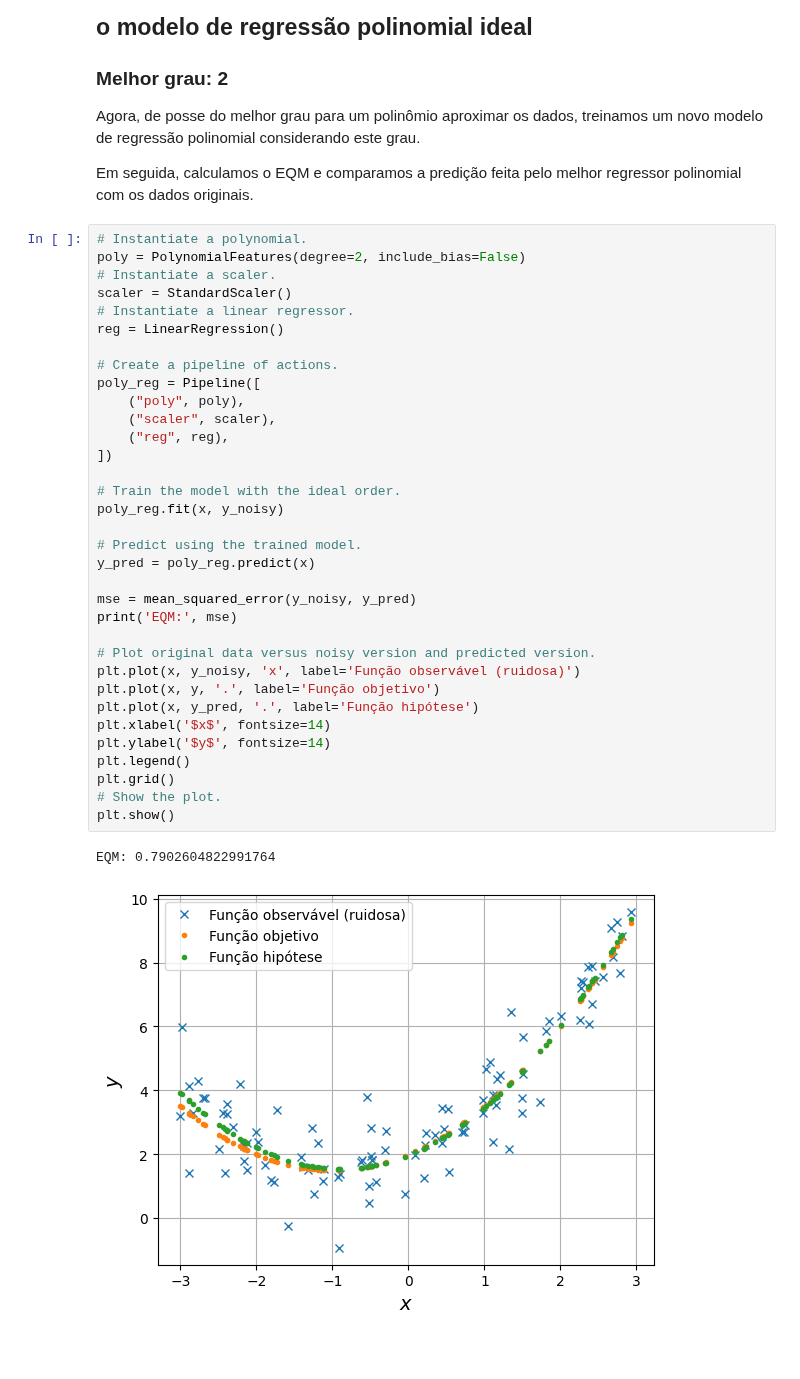
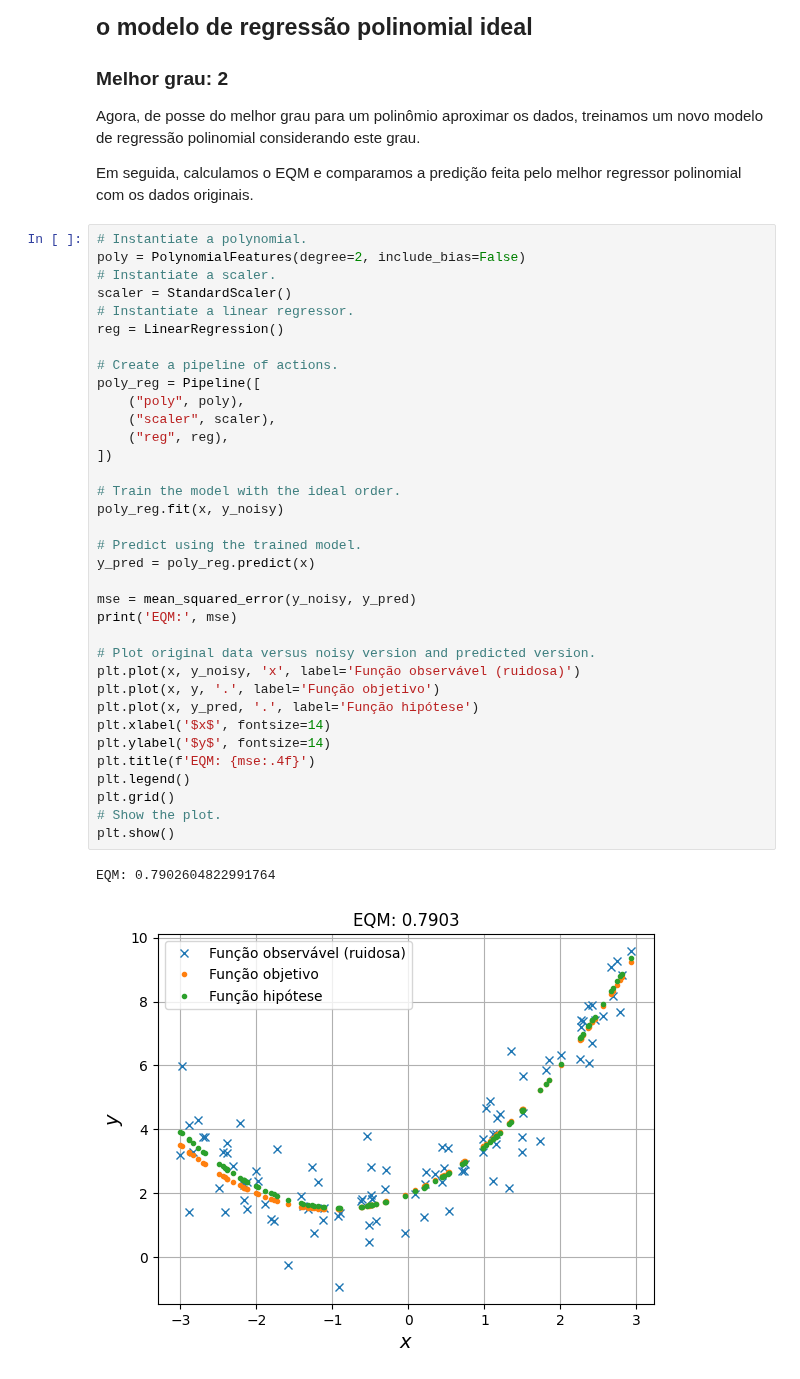
Before and after one commit to zz4fap/t319_aprendizado_de_maquina, a Jupyter notebook: notebooks/regression/validacao_cruzada.ipynb, the cells around one changed output. Cells and saved outputs as stored; diff of their text form; blank space fills up the shorter version.

```diff
--- a/notebooks/regression/validacao_cruzada.ipynb
+++ b/notebooks/regression/validacao_cruzada.ipynb
@@ -328,31 +335,32 @@ scaler = StandardScaler()
 reg = LinearRegression()
 
 # Create a pipeline of actions.
 poly_reg = Pipeline([
     ("poly", poly),
     ("scaler", scaler),
     ("reg", reg),
 ])
 
 # Train the model with the ideal order.
 poly_reg.fit(x, y_noisy)
 
 # Predict using the trained model.
 y_pred = poly_reg.predict(x)
 
 mse = mean_squared_error(y_noisy, y_pred)
 print('EQM:', mse)
 
 # Plot original data versus noisy version and predicted version.
 plt.plot(x, y_noisy, 'x', label='Função observável (ruidosa)')
 plt.plot(x, y, '.', label='Função objetivo')
 plt.plot(x, y_pred, '.', label='Função hipótese')
 plt.xlabel('$x$', fontsize=14)
 plt.ylabel('$y$', fontsize=14)
+plt.title(f'EQM: {mse:.4f}')
 plt.legend()
 plt.grid()
 # Show the plot.
 plt.show()
 # %% [output]
 EQM: 0.7902604822991764
-[figure, old version]
+[figure, new version]
```
Also changed, not shown: parts of 11 cells of this notebook.
